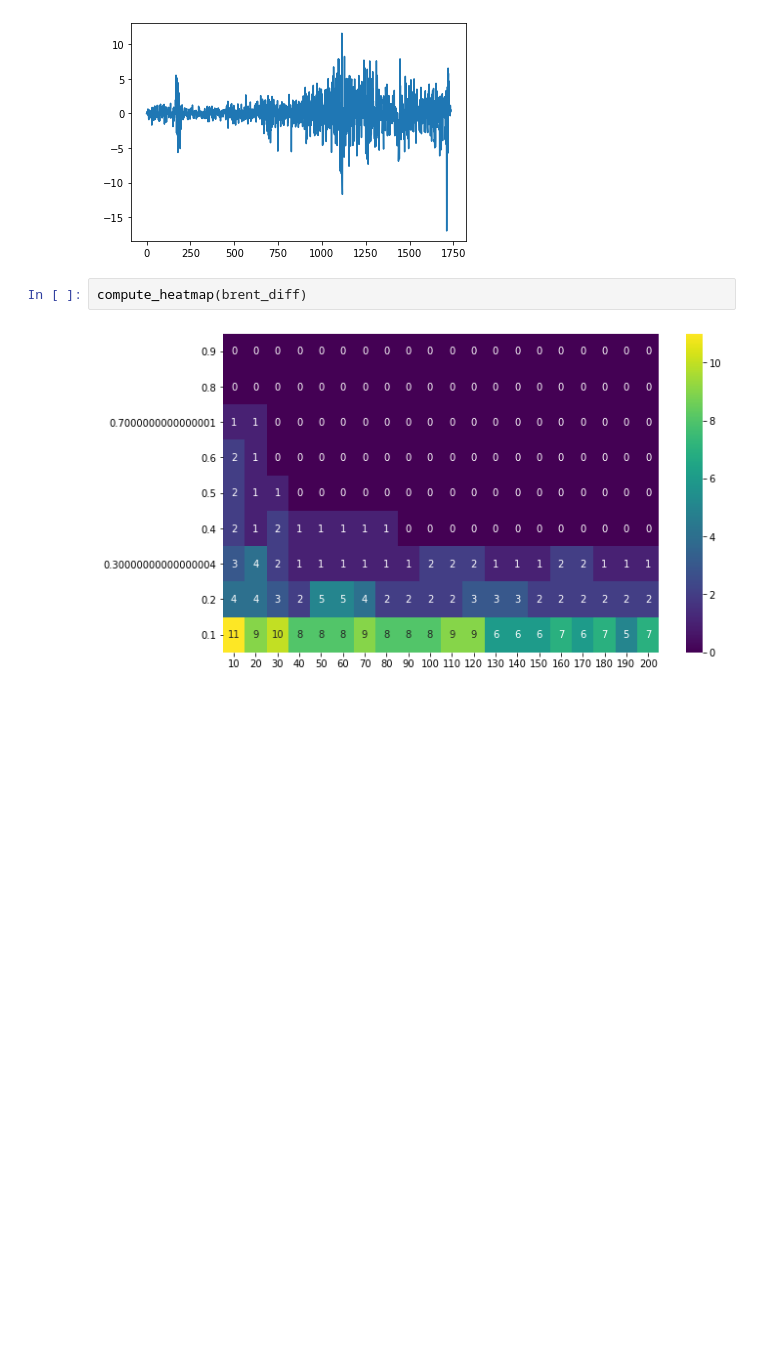
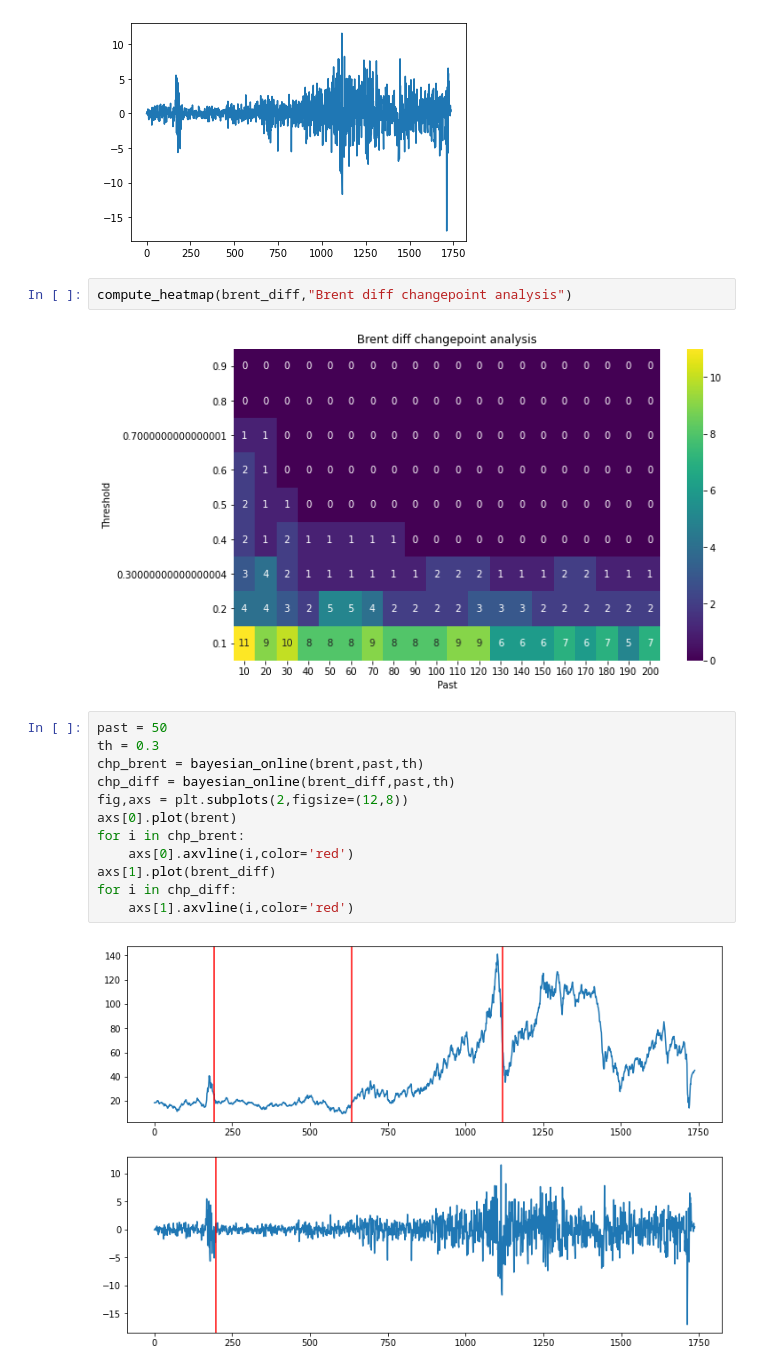
Before and after one commit to albertozurli/cl_timeseries, a Jupyter notebook: notebook/chp_analysis.ipynb, the cells around one changed output. Drawn from its saved outputs; the diff is of its cells as text; blank space fills up the shorter version.

```diff
--- a/notebook/chp_analysis.ipynb
+++ b/notebook/chp_analysis.ipynb
@@ -74,6 +76,20 @@ plt.show()
 # %% [output]
 [figure]
 # %%
-compute_heatmap(brent_diff)
+compute_heatmap(brent_diff,"Brent diff changepoint analysis")
 # %% [output]
-[figure, old version]
+[figure, new version]
+# %%
+past = 50
+th = 0.3
+chp_brent = bayesian_online(brent,past,th)
+chp_diff = bayesian_online(brent_diff,past,th)
+fig,axs = plt.subplots(2,figsize=(12,8))
+axs[0].plot(brent)
+for i in chp_brent:
+    axs[0].axvline(i,color='red')
+axs[1].plot(brent_diff)
+for i in chp_diff:
+    axs[1].axvline(i,color='red')
+# %% [output]
+[figure, added]
```
Also changed, not shown: parts of 2 cells of this notebook, 6 other files.
